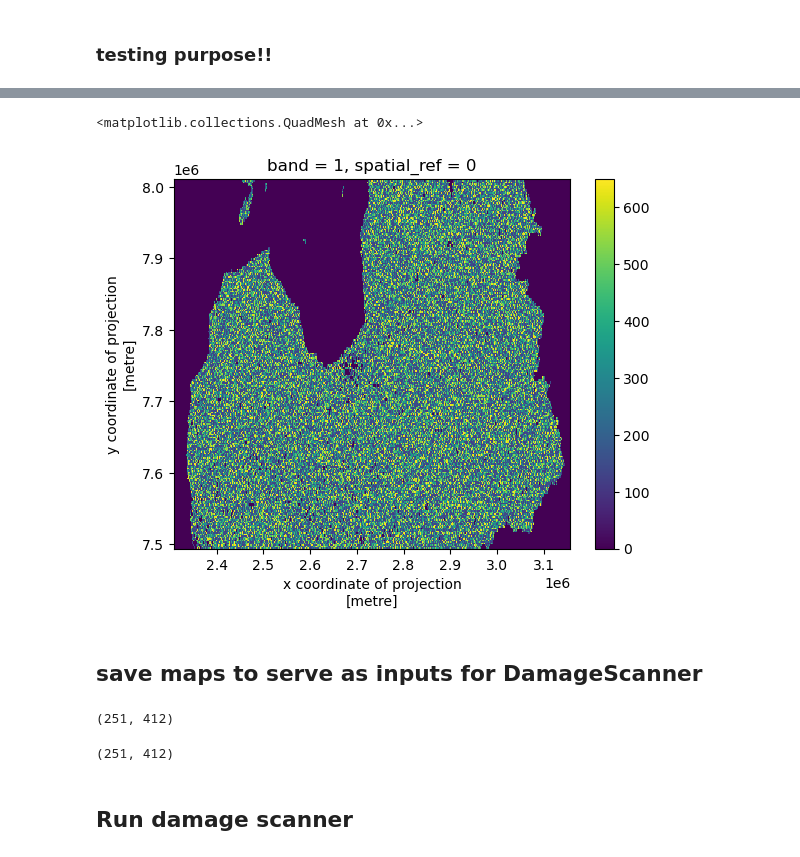
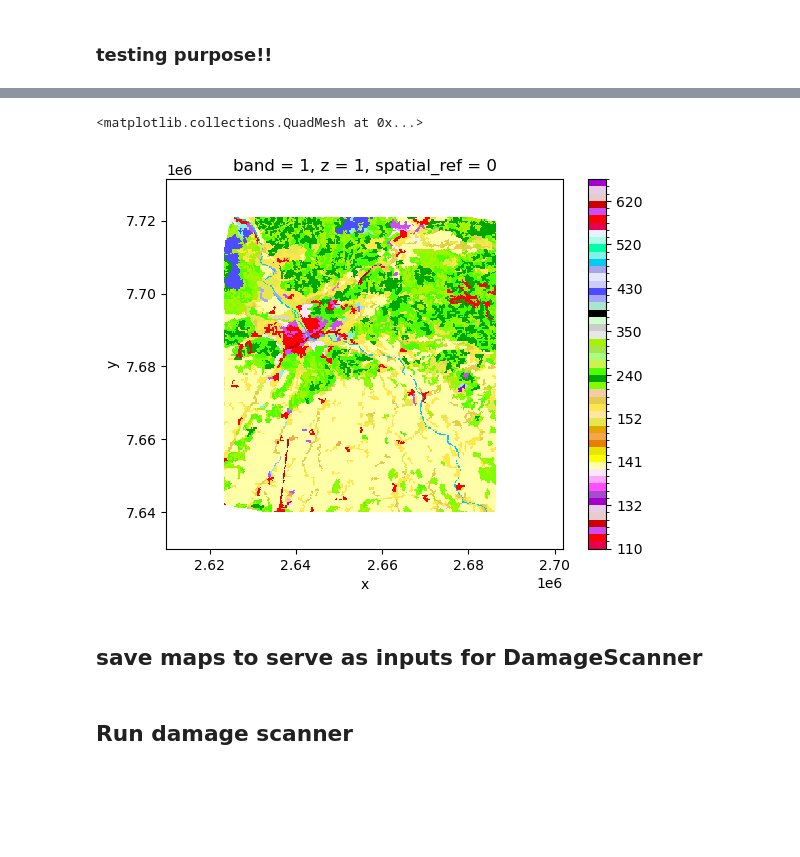
Before and after one commit to CLIMAAX/STORMS, a Jupyter notebook: WIND_raster.ipynb, the cells around one changed output, grey strips where cells are left out. Saved outputs shown, nothing was run; the diff lists cells and outputs as text; code cells hidden in the pictures; blank space fills up the shorter version.

```diff
--- a/WIND_raster.ipynb
+++ b/WIND_raster.ipynb
@@ -137,2 +134,15 @@ the resolution of the land use is 2061.370249184533 meters by 2061.370249184533
+# %%
+# reproject to 3857 for the damage scanner
+windstorm_region=windstorm_region.transpose('band', 'y', 'x')
+windstorm_region = windstorm_region.rio.reproject(3857)
+windstorm_region = windstorm_region
+
+land_use_region=land_use_region.transpose('band', 'y', 'x')
+land_use_region = land_use_region.rio.reproject(3857)
+land_use_region = land_use_region
+
+# convert to Latitude and Longitude from x and y and
+# windstorm_region = windstorm_region.rename({'x': 'Latitude', 'y': 'Longitude'})
+# land_use_region = land_use_region.rename({'x': 'Latitude', 'y': 'Longitude'})
 # %% [markdown]
 ### testing purpose!!
@@ -143,14 +149,19 @@ array([ 0,  1,  2,  3,  4,  5,  6,  7,  8,  9, 10], dtype=int8)
 # %%
 # set all values to a random number from
-numbers = [110,111,112,120,130,131,132,133,134,135,136,140,141,142,143,144,150,151,152,210,211,220,221,230,240,250,310,320,330,340,350,360,370,380,410,420,430,440,450,460,470,510,520,530,540,550,560,610,620,630,640,650]
+damage_curve_classes = [110,111,112,120,130,131,132,133,134,135,136,140,141,142,143,144,150,151,152,210,211,220,221,230,240,250,310,320,330,340,350,360,370,380,410,420,430,440,450,460,470,510,520,530,540,550,560,610,620,630,640,650]
 
-# set new values
-land_use_region = land_use_region.where(land_use_region < 2, np.random.choice(numbers, size=land_use_region.shape, replace=True))
+# assign values in land use region to damage curve classes map 1=110, 2=111, 3=112, etc
+damage_curve_classes_map = land_use_region
+
+i=0
+for land_use_value in range(1, 44):
+    damage_curve_classes_map = xr.where(land_use_region == land_use_value, int(damage_curve_classes[i]), damage_curve_classes_map)
+    i+=1
-# %%
-land_use_region.plot()
-# %% [output]
-<matplotlib.collections.QuadMesh at 0x...>
-[figure, removed]
+# %%
+damage_curve_classes_map.plot(colors=CLC_colors, levels=damage_curve_classes)
+# %% [output]
+<matplotlib.collections.QuadMesh at 0x...>
+[figure, added]
 # %% [markdown]
 ## save maps to serve as inputs for DamageScanner
 # %%
@@ -162,11 +173,3 @@ land_use_region.plot()
 
 # land_use_region.rio.to_raster(f'{data_dir}/LUISA_LU/2030_LUISA_LU_region.tiff')
 # windstorm_region.rio.to_raster(f'{data_dir}/Carmen_region.tiff')
-# %%
-windstorm_region.shape
-# %% [output]
-(251, 412)
-# %%
-land_use_region.shape
-# %% [output]
-(251, 412)
```
Also changed, not shown: parts of 20 cells of this notebook.
